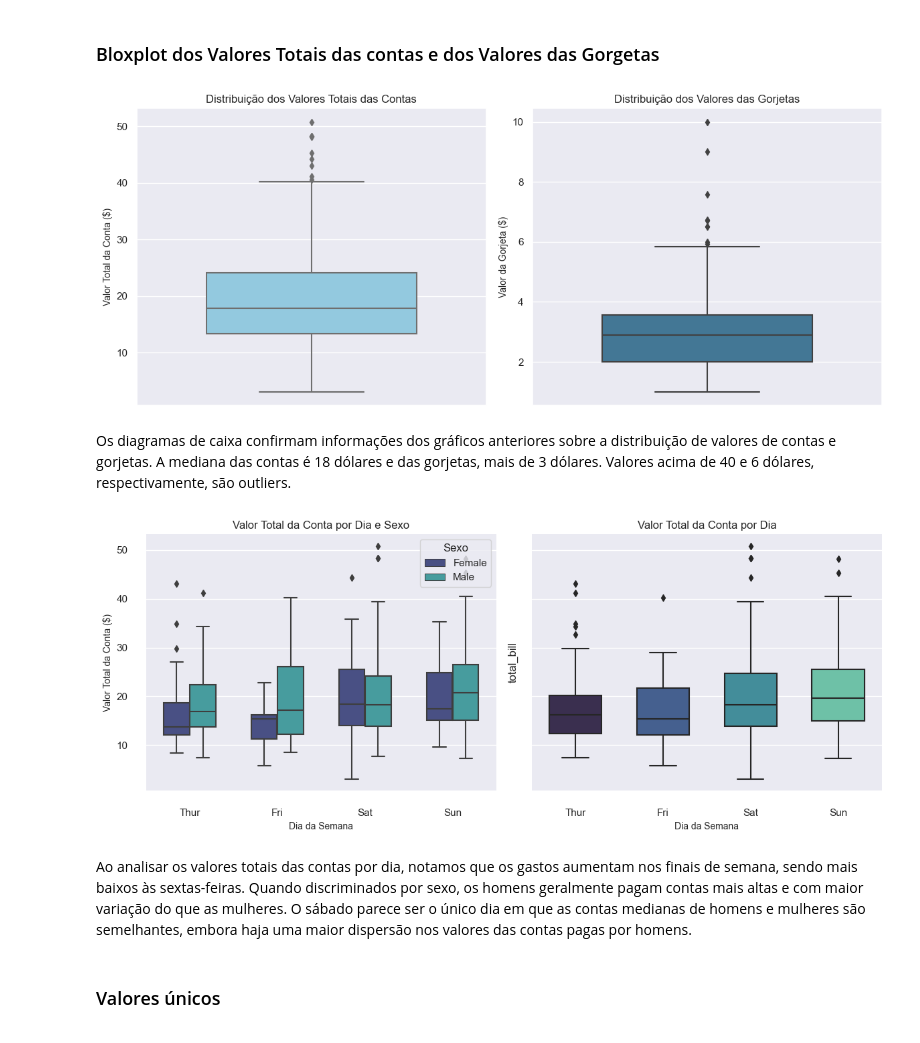
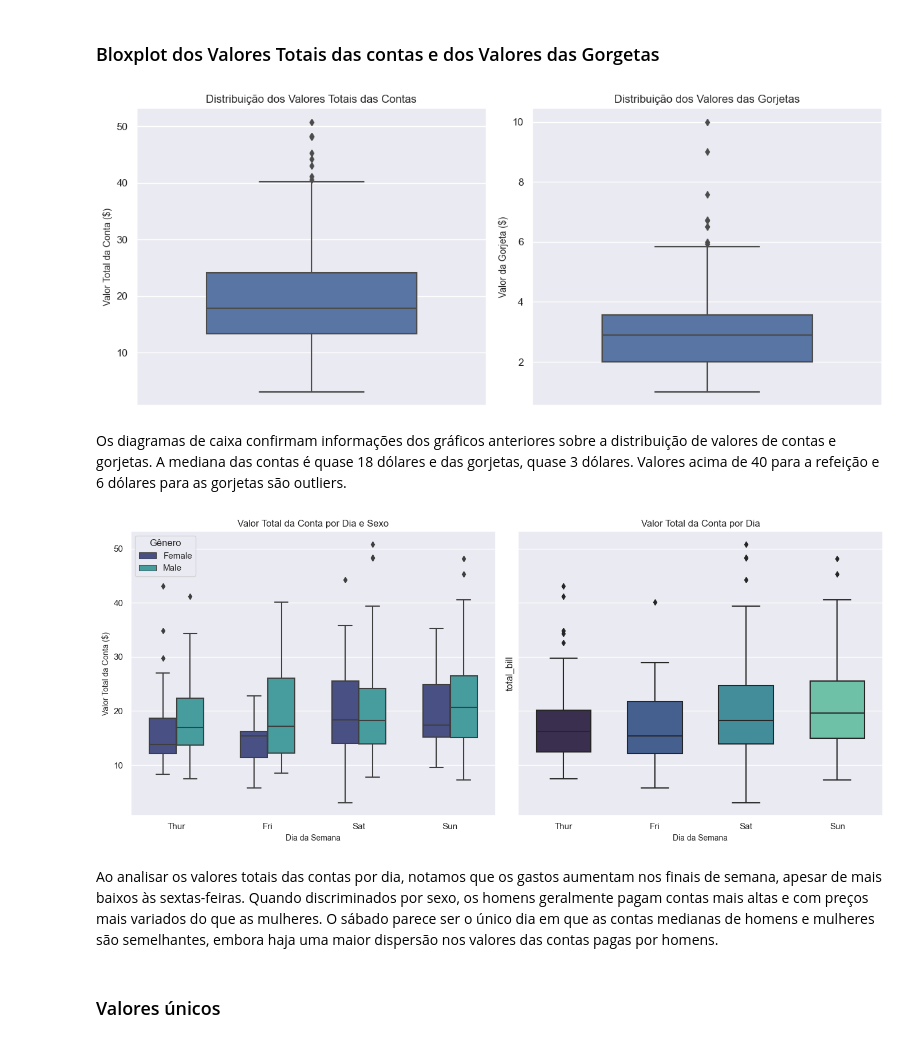
Before and after one commit to felinjob/Analise_Dataset_Gorjetas, a Jupyter notebook: notebooks/01-exploratory_data_analysis.ipynb, the cells around one changed output. Cells and saved outputs as stored; diff of their text form; code cells hidden in the pictures.

```diff
--- a/notebooks/01-exploratory_data_analysis.ipynb
+++ b/notebooks/01-exploratory_data_analysis.ipynb
@@ -225,3 +227,3 @@ A análise também inclui a criação de novas variáveis, como a porcentagem da
 # %%
-ordem_dias=["Thur", "Fri", "Sat","Sun"] # a ordem a ser mostrada nos plots
+ordem_dia=["Thur", "Fri", "Sat","Sun"]
 # %%
@@ -258,8 +254,6 @@ plt.show()
 * Sextas-feiras são os dias com menos clientes e sábados são os mais movimentados.
 * A quantidade mais comum de clientes na mesa são de 2 pessoas, existem poucas mesas com apenas um ou com mais de quatro clientes.
 # %%
-sns.set(style="darkgrid")
-
 fig, axes = plt.subplots(1, 2, figsize=(13, 5.5))
 
 sns.countplot(x="day", hue="sex", data=df, ax=axes[0],
@@ -271,7 +265,7 @@ axes[0].legend(title="Gênero", labels=["Masculino", "Feminino"])
 
 sns.countplot(x="day", hue="smoker", data=df, ax=axes[1],
               order=ordem_dia, palette="mako")
-axes[1].set_title("Mesas com Clientes Fumantes", fontsize=14)
+axes[1].set_title("Mesas com Fumantes", fontsize=14)
 axes[1].set_xlabel("Dia da Semana", fontsize=12)
 axes[1].set_ylabel("Contagem", fontsize=12)
 axes[1].legend(title="Fumante", labels=["Não", "Sim"], loc="upper left")
@@ -294,22 +288,19 @@ plt.show()
 # %%
-sns.set(style="darkgrid")
-
-# Criar subplots 1x2
 fig, axes = plt.subplots(1, 2, figsize=(12, 4))
 
-sns.histplot(df['total_bill'], kde=True, ax=axes[0], palette="mako", bins=25)
+sns.histplot(df['total_bill'], kde=True, ax=axes[0], color="darkblue", bins=25)
 axes[0].axvline(df['total_bill'].mean(), color='gold', linewidth=2, linestyle="--", label=f"Média: {df['total_bill'].mean():.2f}")
-axes[0].axvline(df['total_bill'].median(), color='coral', linewidth=2, linestyle=":", label=f"Mediana: {df['total_bill'].median():.2f}")  # Cor da mediana alterada
-axes[0].set_title("Distribuição dos Valores Totais das Contas", fontsize=12)  # Título mais descritivo
+axes[0].axvline(df['total_bill'].median(), color='coral', linewidth=2, linestyle=":", label=f"Mediana: {df['total_bill'].median():.2f}")
+axes[0].set_title("Distribuição dos Valores Totais das Contas", fontsize=12)
 axes[0].set_xlabel("Valor Total da Conta ($)", fontsize=10)
 axes[0].set_ylabel("Frequência", fontsize=10)
 axes[0].legend()
 
 
-sns.histplot(df['tip'], kde=True, ax=axes[1], color="blue", bins=25)  # Cor alterada para verde claro
+sns.histplot(df['tip'], kde=True, ax=axes[1], color="darkblue", bins=25)
 axes[1].axvline(df['tip'].mean(), color='gold', linewidth=2, linestyle="--", label=f"Média: {df['tip'].mean():.2f}")
-axes[1].axvline(df['tip'].median(), color='coral', linewidth=2, linestyle=":", label=f"Mediana: {df['tip'].median():.2f}")  # Cor da mediana alterada
-axes[1].set_title("Distribuição dos Valores das Gorjetas", fontsize=12)  # Título mais descritivo
+axes[1].axvline(df['tip'].median(), color='coral', linewidth=2, linestyle=":", label=f"Mediana: {df['tip'].median():.2f}")
+axes[1].set_title("Distribuição dos Valores das Gorjetas", fontsize=12)
 axes[1].set_xlabel("Valor da Gorjeta ($)", fontsize=10)
 axes[1].set_ylabel("Frequência", fontsize=10)
 axes[1].legend()
@@ -323,17 +314,14 @@ Os histogramas mostram que a maioria das contas fica entre 10 e 30 dólares, com
 # %% [markdown]
 ### Bloxplot dos Valores Totais das contas e dos Valores das Gorgetas
 # %%
-sns.set(style="darkgrid")
-
-
 fig, axes = plt.subplots(1, 2, figsize=(12, 5))
 
-sns.boxplot(y=df['total_bill'], ax=axes[0], color="skyblue", width=0.6)
+sns.boxplot(y=df['total_bill'], ax=axes[0], width=0.6)
 axes[0].set_title("Distribuição dos Valores Totais das Contas", fontsize=12)
 axes[0].set_ylabel("Valor Total da Conta ($)", fontsize=10)
 axes[0].yaxis.grid(True)
 
-sns.boxplot(y=df['tip'], ax=axes[1], palette="mako", width=0.6)
+sns.boxplot(y=df['tip'], ax=axes[1], width=0.6)
 axes[1].set_title("Distribuição dos Valores das Gorjetas", fontsize=12)
 axes[1].set_ylabel("Valor da Gorjeta ($)", fontsize=10)
 axes[1].yaxis.grid(True)
@@ -341,32 +329,29 @@ axes[1].yaxis.grid(True)
 plt.tight_layout()
 plt.show()
 # %% [output]
-[figure, old version]
+[figure, new version]
 # %% [markdown]
-Os diagramas de caixa confirmam informações dos gráficos anteriores sobre a distribuição de valores de contas e gorjetas. A mediana das contas é 18 dólares e das gorjetas, mais de 3 dólares. Valores acima de 40 e 6 dólares, respectivamente, são outliers.
+Os diagramas de caixa confirmam informações dos gráficos anteriores sobre a distribuição de valores de contas e gorjetas. A mediana das contas é quase 18 dólares e das gorjetas, quase 3 dólares. Valores acima de 40 para a refeição e 6 dólares para as gorjetas são outliers.
 # %%
-sns.set(style="darkgrid")
-
-fig, axes = plt.subplots(1, 2, figsize=(12, 5), sharey=True)  # Aumentada a altura e compartilhado o eixo Y
+fig, axes = plt.subplots(1, 2, figsize=(14, 6), sharey=True)
 
 sns.boxplot(x="day", y="total_bill", data=df, hue="sex", palette="mako", order=ordem_dia, ax=axes[0], width=0.6)
 axes[0].set_title("Valor Total da Conta por Dia e Sexo", fontsize=12)
 axes[0].set_xlabel("Dia da Semana", fontsize=10)
 axes[0].set_ylabel("Valor Total da Conta ($)", fontsize=10)
-axes[0].legend(title="Sexo", loc='upper right')
+axes[0].legend(title="Gênero", loc='upper left')
 
-sns.boxplot(x="day", y="total_bill", data=df, order=ordem_dia, palette="mako", ax=axes[1], color='lightblue', width=0.6)
+sns.boxplot(x="day", y="total_bill", data=df, palette="mako", order=ordem_dia, ax=axes[1], width=0.6)
 axes[1].set_title("Valor Total da Conta por Dia", fontsize=12)
 axes[1].set_xlabel("Dia da Semana", fontsize=10)
 
-sns.despine(offset=10, trim=True)
 plt.tight_layout()
 
 plt.show()
 # %% [output]
-[figure, old version]
+[figure, new version]
 # %% [markdown]
-Ao analisar os valores totais das contas por dia, notamos que os gastos aumentam nos finais de semana, sendo mais baixos às sextas-feiras. Quando discriminados por sexo, os homens geralmente pagam contas mais altas e com maior variação do que as mulheres. O sábado parece ser o único dia em que as contas medianas de homens e mulheres são semelhantes, embora haja uma maior dispersão nos valores das contas pagas por homens.
+Ao analisar os valores totais das contas por dia, notamos que os gastos aumentam nos finais de semana, apesar de mais baixos às sextas-feiras. Quando discriminados por sexo, os homens geralmente pagam contas mais altas e com preços mais variados do que as mulheres. O sábado parece ser o único dia em que as contas medianas de homens e mulheres são semelhantes, embora haja uma maior dispersão nos valores das contas pagas por homens.
 # %% [markdown]
 ### Valores únicos
 # %%
```
Also changed, not shown: parts of 57 cells of this notebook.
